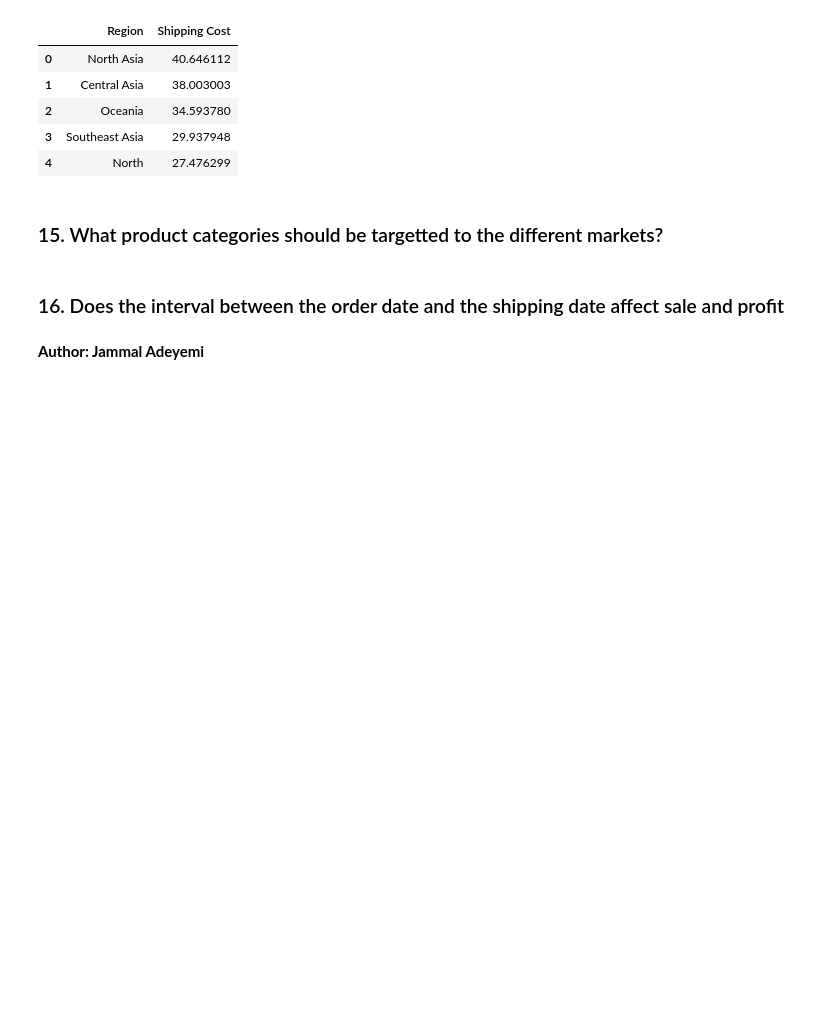
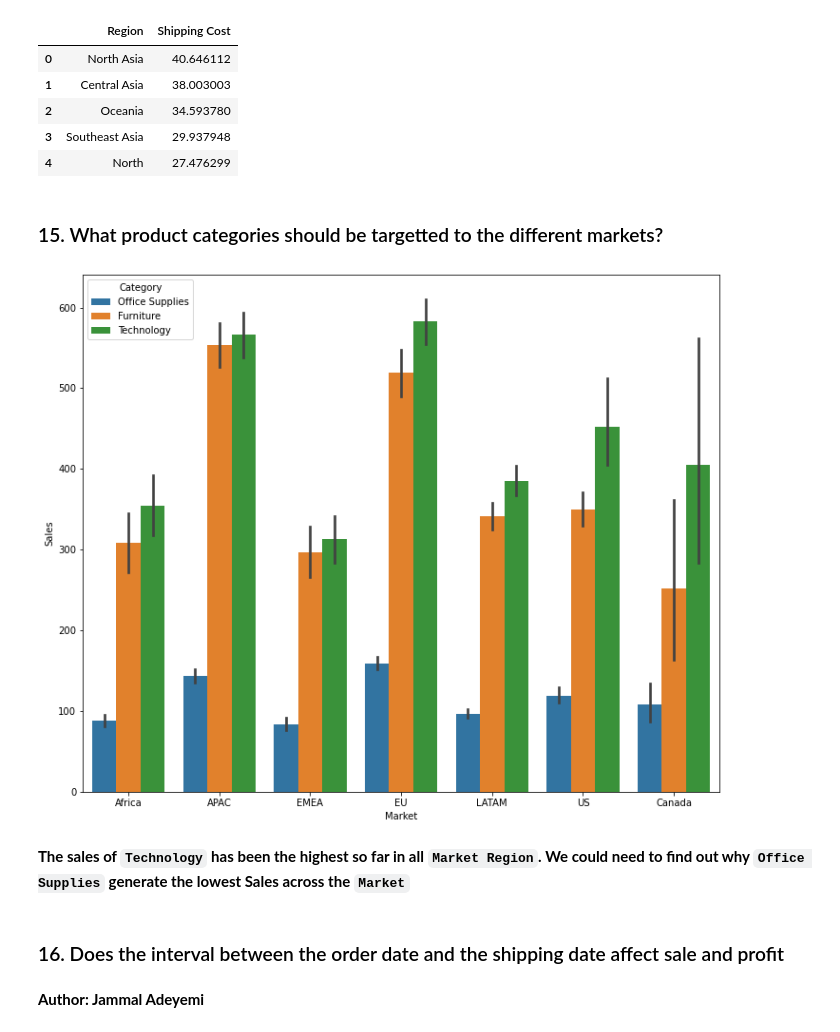
Before and after one commit to Jammal7/Introduction_to_Data_Science, a Jupyter notebook: Blossom Academy Fellowship/EDA/Mini Project/Mid-Course Project (Data Analysis Project).ipynb, the cells around one changed output. Cells and saved outputs as stored; diff of their text form; code cells hidden in the pictures; blank space fills up the shorter version.

```diff
--- a/Blossom Academy Fellowship/EDA/Mini Project/Mid-Course Project (Data Analysis Project).ipynb
+++ b/Blossom Academy Fellowship/EDA/Mini Project/Mid-Course Project (Data Analysis Project).ipynb
@@ -476,9 +470,13 @@ avg_dist.head()
 # %% [markdown]
 ### 15. What product categories should be targetted to the  different markets?
 # %%
-# plt.figure(figsize=[12,10])
-# ax = sns.barplot(x="Market", y="Sales", hue="Category", data=data)
-# plt.show()
+plt.figure(figsize=[12,10])
+ax = sns.barplot(x="Market", y="Sales", hue="Category", data=data)
+plt.show()
+# %% [output]
+[figure, added]
+# %% [markdown]
+**The sales of `Technology` has been the highest so far in all `Market Region`. We could need to find out why `Office Supplies` generate the lowest Sales across the `Market`**
 # %% [markdown]
 ### 16. Does the interval between the order date and the shipping date affect sale and profit
 # %% [markdown]
```
Also changed, not shown: parts of 2 cells of this notebook.
